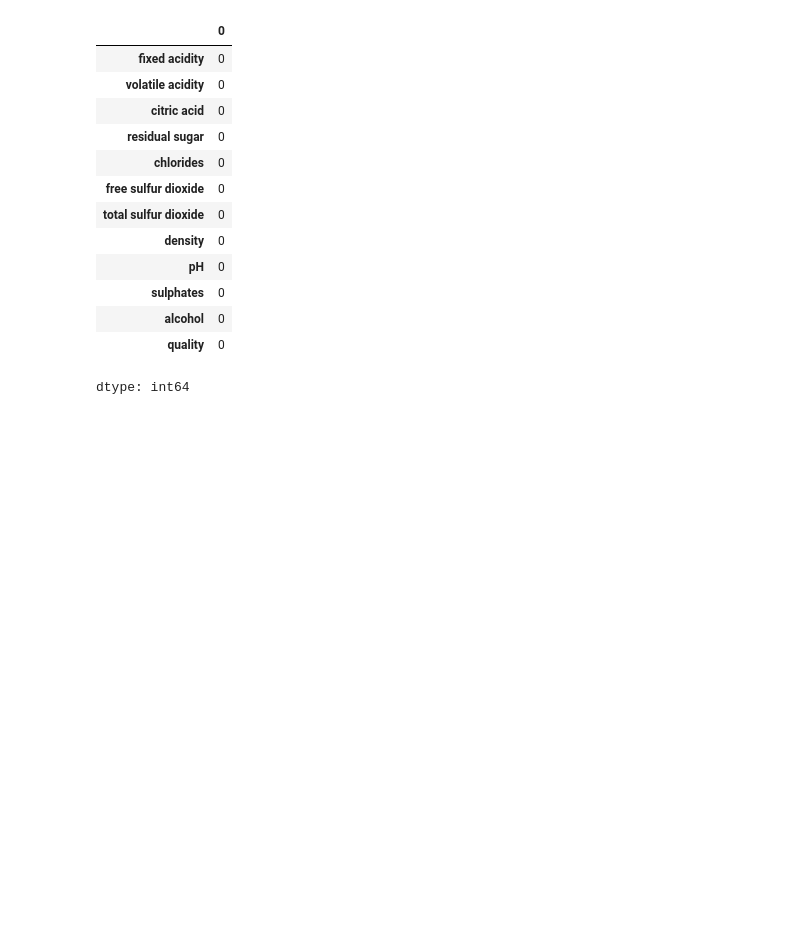
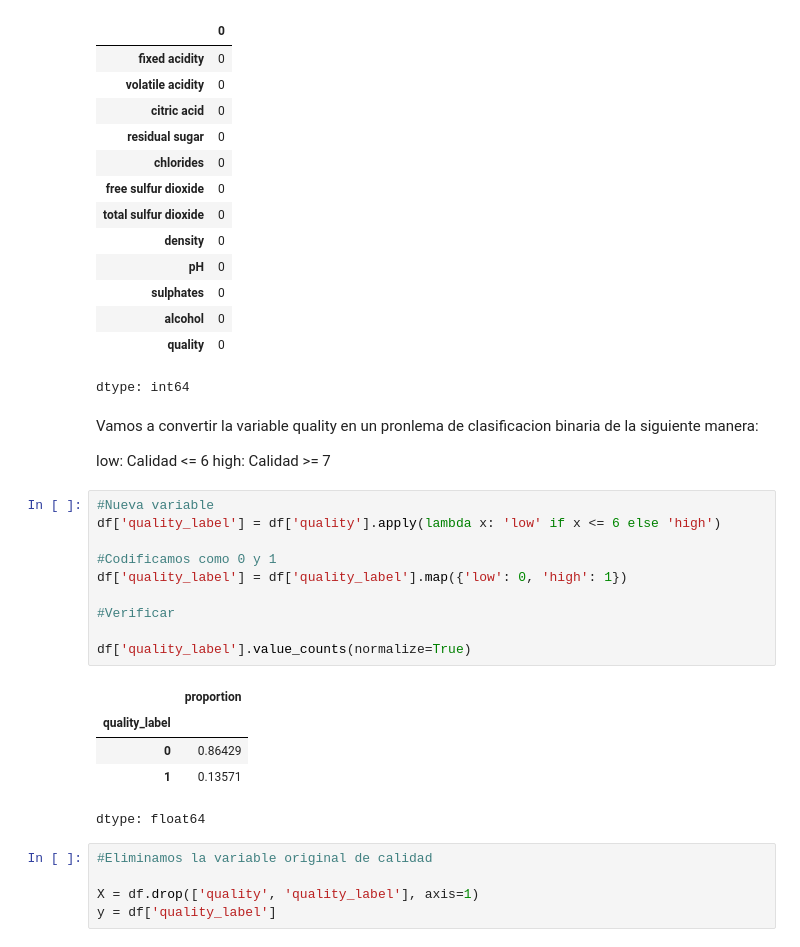
Before and after one commit to EdenIsakka/wine_quality_mcp, a Jupyter notebook: wine_quality_mcp.ipynb, the cells around one changed output. Saved outputs shown, nothing was run; the diff lists cells and outputs as text; blank space fills up the shorter version.

```diff
--- a/wine_quality_mcp.ipynb
+++ b/wine_quality_mcp.ipynb
@@ -162,3 +165,29 @@ df.isnull().sum()
 | alcohol | 0 |
 | quality | 0 |
 dtype: int64
+# %% [markdown]
+Vamos a convertir la variable quality en un pronlema de clasificacion binaria de la siguiente manera:
+
+low: Calidad <= 6
+high: Calidad >= 7
+# %%
+#Nueva variable
+df['quality_label'] = df['quality'].apply(lambda x: 'low' if x <= 6 else 'high')
+
+#Codificamos como 0 y 1
+df['quality_label'] = df['quality_label'].map({'low': 0, 'high': 1})
+
+#Verificar
+
+df['quality_label'].value_counts(normalize=True)
+# %% [output]
+|  | proportion |
+| quality_label |  |
+| 0 | 0.86429 |
+| 1 | 0.13571 |
+dtype: float64
+# %%
+#Eliminamos la variable original de calidad
+
+X = df.drop(['quality', 'quality_label'], axis=1)
+y = df['quality_label']
```
Also changed, not shown: parts of 3 cells of this notebook, 1 other file.
